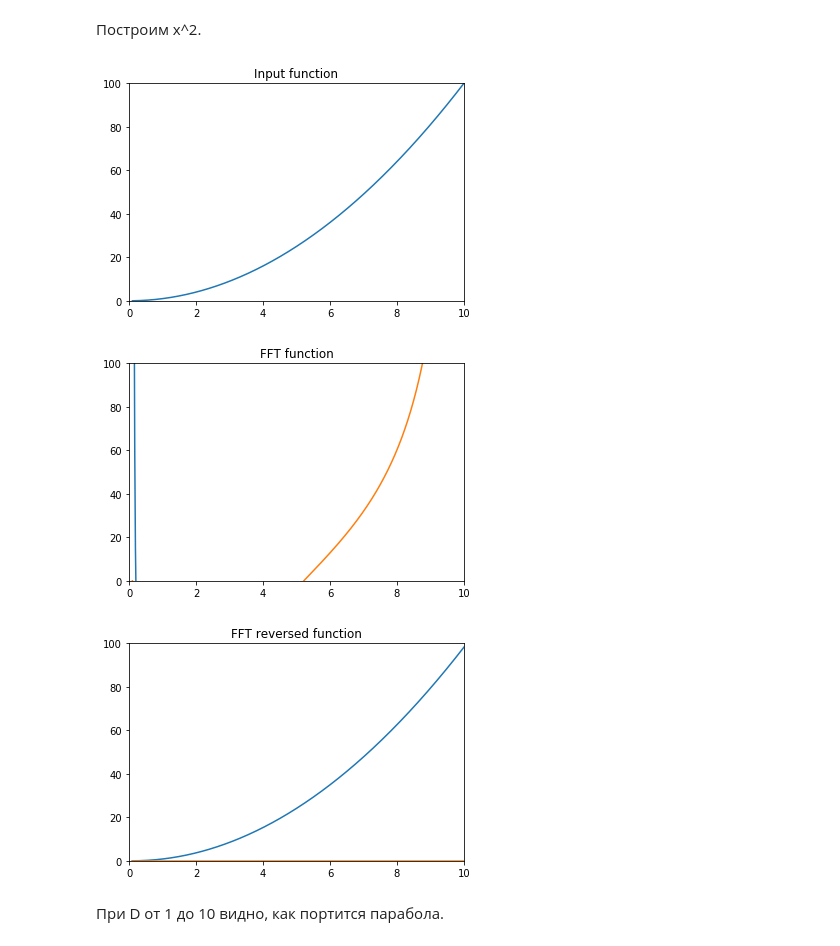
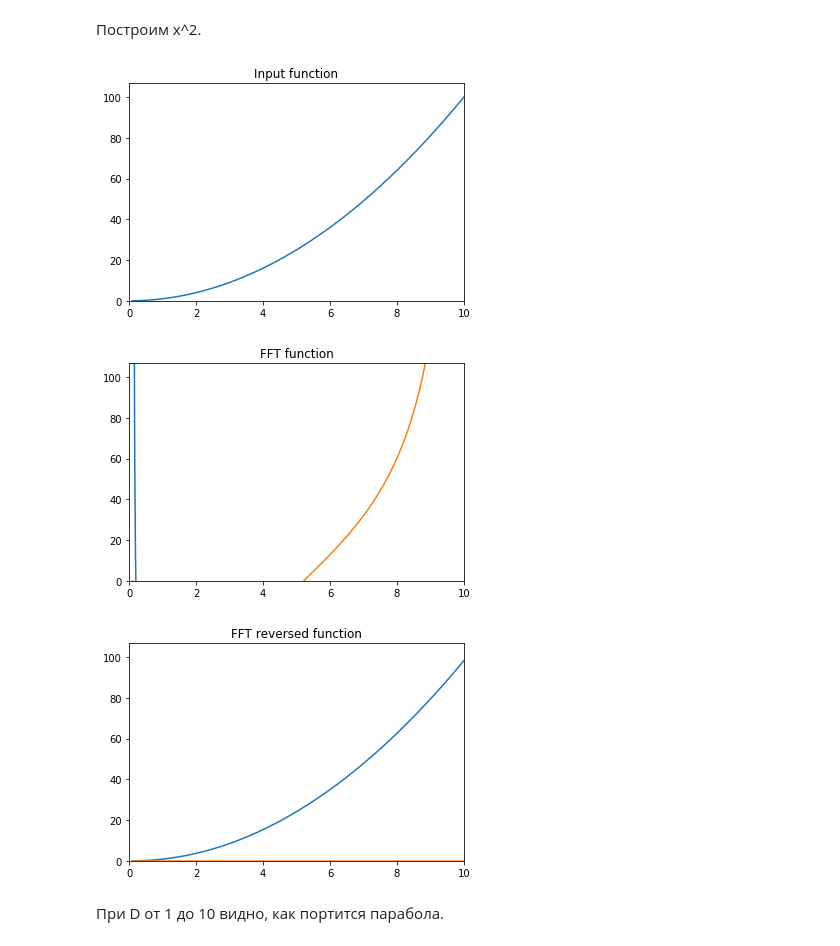
Before and after one commit to mary3000/mipt-2017-algorithm, a Jupyter notebook: task-4-C/Fourie.ipynb, the cells around one changed output. Saved outputs shown, nothing was run; the diff lists cells and outputs as text; code cells hidden in the pictures.

```diff
--- a/task-4-C/Fourie.ipynb
+++ b/task-4-C/Fourie.ipynb
@@ -116,14 +116,14 @@ fft_experiment(fft, axis, 997)
 # %%
 def f(x):
     return x**2
 
-axis = [0, 10, f(0), f(10)]
+axis = [0, 10, min(f(t)), max(f(t))]
 f_printer = print_fft(f)
 fft = f_printer(axis)
 # %% [output]
-[figure, old version]
+[figure, new version]
-[figure, old version]
+[figure, new version]
-[figure, old version]
+[figure, new version]
 # %% [markdown]
 При D от 1 до 10 видно, как портится парабола.
 # %%
```
Also changed, not shown: parts of 4 cells of this notebook.
